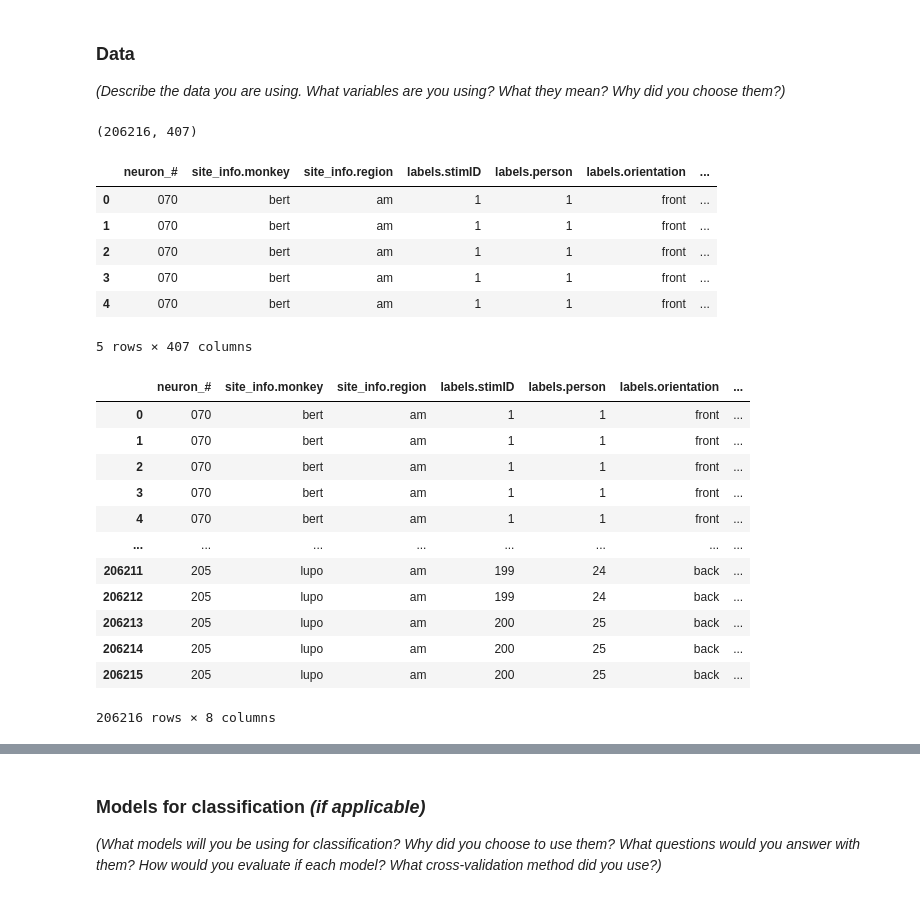
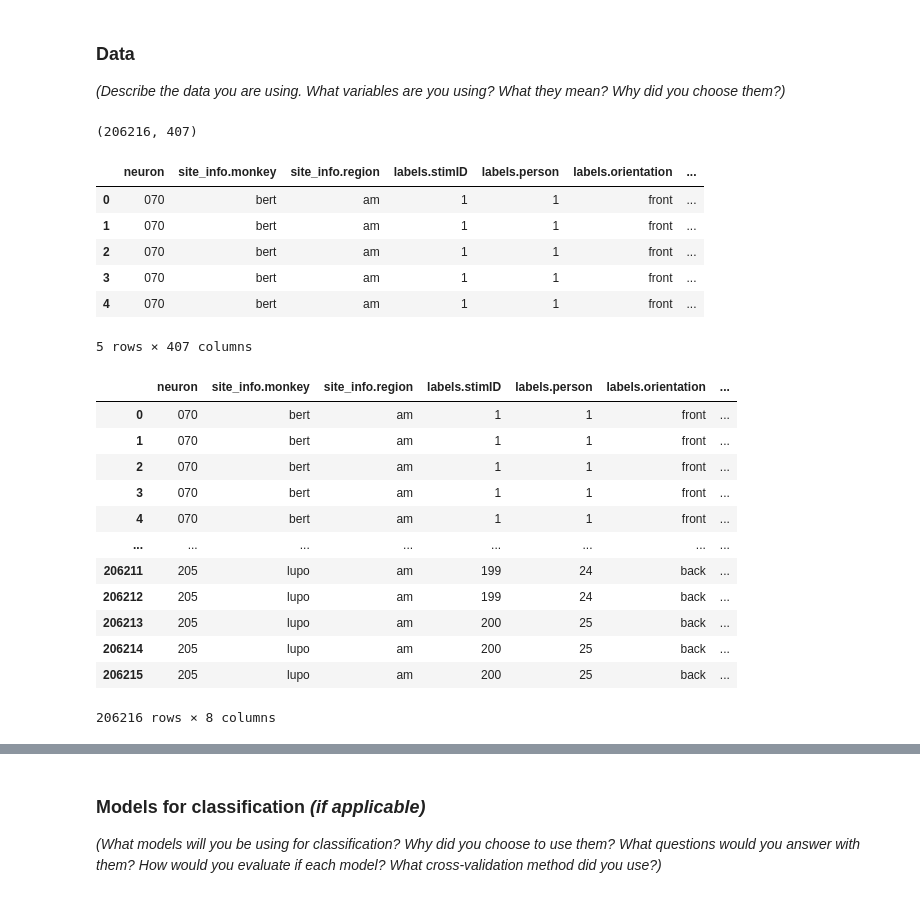
Before and after one commit to aeparisot/CMSE381Project, a Jupyter notebook: ProjectTemplate.ipynb, the cells around one changed output, grey strips where cells are left out. Saved outputs shown, nothing was run; the diff lists cells and outputs as text; code cells hidden in the pictures.

```diff
--- a/ProjectTemplate.ipynb
+++ b/ProjectTemplate.ipynb
@@ -29,37 +29,37 @@ _(Describe the data you are using. What variables are you using? What they mean?
 
 import os
 
 folder_path = "Data2"
 files = os.listdir(folder_path)
 datas = [] # master list of dfs
 
 for file in files: # save each file to master list
     if file.endswith(".csv"):
         file_path = os.path.join(folder_path, file)
         df = pd.read_csv(file_path).iloc[:,:406] # only use the first 400 miliseconds
 
-        df['neuron_#'] = file[-7:-4]
-        move = df.pop('neuron_#')
-        df.insert(0, 'neuron_#', move)
+        df['neuron'] = file[-7:-4]
+        move = df.pop('neuron')
+        df.insert(0, 'neuron', move)
 
         datas.append(df)
 
 
 df = pd.concat(datas, axis=0, ignore_index=True)
 print(df.shape)
 df.head()
 
 # only 400 mili seconds necessary
 # some having spike some not having spike
 # average over 10 milisecond
 # then do feature selection
 # neuron response as sample or features
 # what neurons are firing
 
 # for each label orientation
 # %% [output]
 (206216, 407)
-|  | neuron_# | site_info.monkey | site_info.region | labels.stimID | labels.person | labels.orientation | ... |
+|  | neuron | site_info.monkey | site_info.region | labels.stimID | labels.person | labels.orientation | ... |
 | 0 | 070 | bert | am | 1 | 1 | front | ... |
 | 1 | 070 | bert | am | 1 | 1 | front | ... |
 | 2 | 070 | bert | am | 1 | 1 | front | ... |
@@ -78,7 +78,7 @@ averaged_data
 # row_sum = df[df["category"] == "A"][sensor_cols].sum()
 # new = averaged_data.groupby('labels.person').sum()
 # %% [output]
-|  | neuron_# | site_info.monkey | site_info.region | labels.stimID | labels.person | labels.orientation | ... |
+|  | neuron | site_info.monkey | site_info.region | labels.stimID | labels.person | labels.orientation | ... |
 | 0 | 070 | bert | am | 1 | 1 | front | ... |
 | 1 | 070 | bert | am | 1 | 1 | front | ... |
 | 2 | 070 | bert | am | 1 | 1 | front | ... |
```
Also changed, not shown: parts of 5 cells of this notebook.
